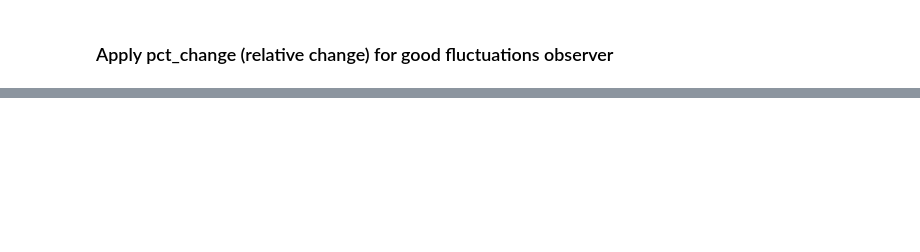
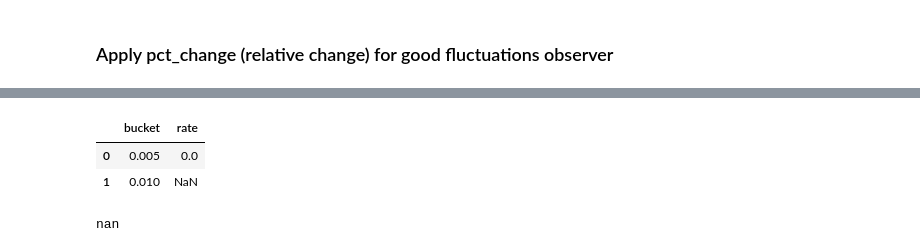
Before and after one commit to vuvietnguyenit/data_analystic, a Jupyter notebook: notebooks/analyze_fluctuatition_latency_http.ipynb, the cells around one changed output, grey strips where cells are left out. Cells and saved outputs as stored; diff of their text form; code cells hidden in the pictures; blank space fills up the shorter version.

```diff
--- a/notebooks/analyze_fluctuatition_latency_http.ipynb
+++ b/notebooks/analyze_fluctuatition_latency_http.ipynb
@@ -87,0 +101,6 @@ Lúc này đã thấy rõ hơn được khoảng thời gian và những biến
+# %%
+sample = root[grouped + cols_for_calculate]
+for col in cols_for_calculate:
+    sample[col] = sample[col].diff() / sample.index.diff().total_seconds()
+sample.fillna(0).plot()
+sample.fillna(0)
@@ -87,0 +123,13 @@ Lúc này đã thấy rõ hơn được khoảng thời gian và những biến
+# %%
+# Simulator histogram_quantile
+# Calculate sum(rate)
+sum_rate_bucket = {}
+for bucket in cols_for_calculate:
+    sum_rate_bucket[float(bucket)] =  sample[bucket].sum()
+sum_rate_bucket_df = pd.DataFrame(data={"bucket": sum_rate_bucket.keys(), "rate": sum_rate_bucket.values()})
+# %%
+sum_rate_bucket_df.drop_duplicates(subset="rate")
+# %% [output]
+|  | bucket | rate |
+| 0 | 0.005 | 0.0 |
+| 1 | 0.010 | NaN |
@@ -87,0 +155,4 @@ Lúc này đã thấy rõ hơn được khoảng thời gian và những biến
+# %%
+linear_interpolation_quantile(sum_rate_bucket_df.drop_duplicates(subset="rate"), 0.95)
+# %% [output]
+nan
```
Also changed, not shown: parts of 11 cells of this notebook, 5 other files.
